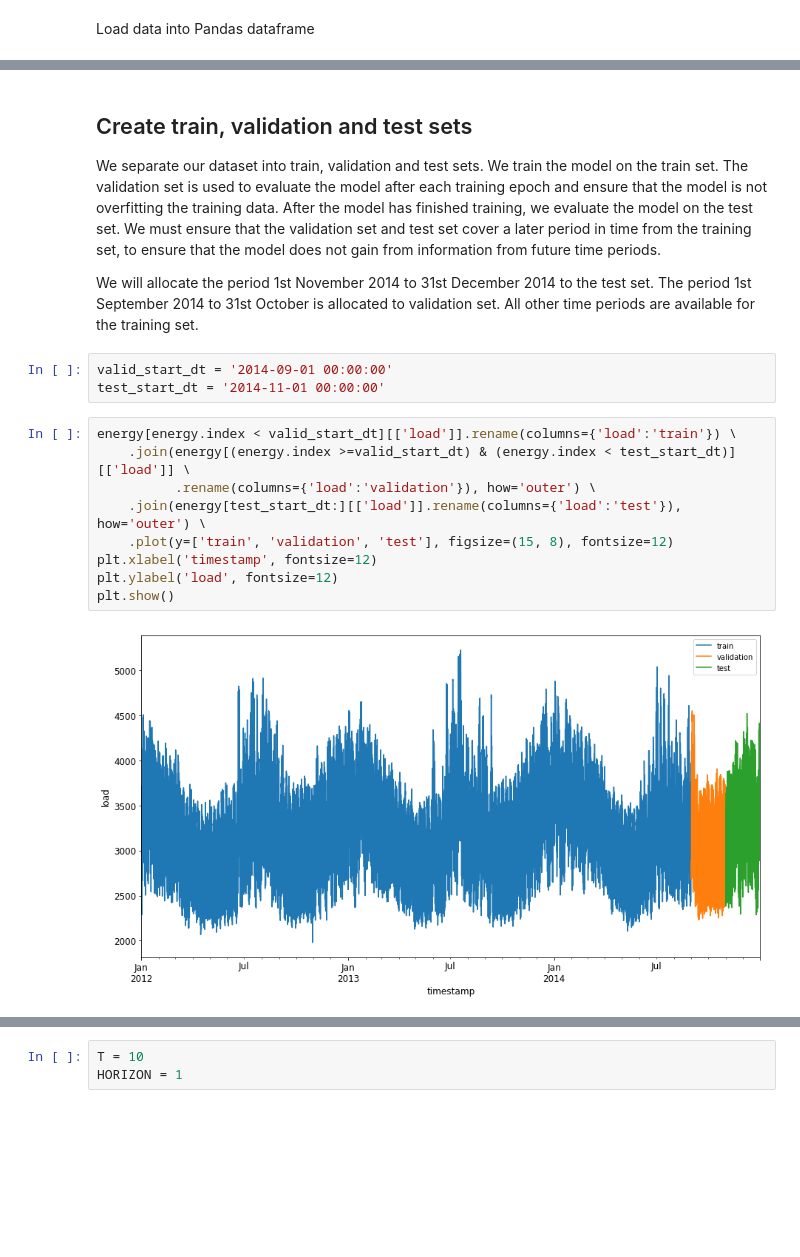
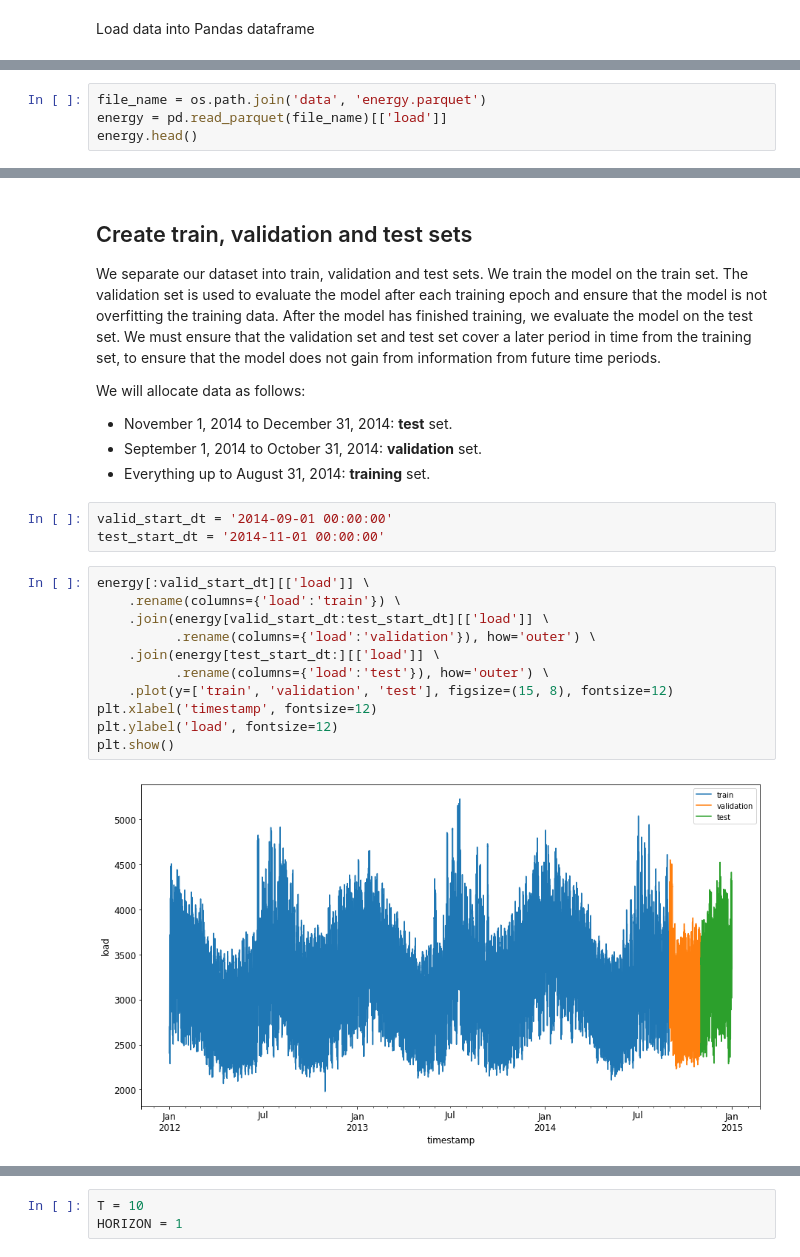
Before and after one commit to Azure/DeepLearningForTimeSeriesForecasting, a Jupyter notebook: 1_CNN_dilated.ipynb, the cells around one changed output, grey strips where cells are left out. Drawn from its saved outputs; the diff is of its cells as text; blank space fills up the shorter version.

```diff
--- a/1_CNN_dilated.ipynb
+++ b/1_CNN_dilated.ipynb
@@ -42,0 +33,4 @@ energy.head()
+# %%
+file_name = os.path.join('data', 'energy.parquet')
+energy = pd.read_parquet(file_name)[['load']]
+energy.head()
@@ -45,21 +46,26 @@ energy.head()
 
 We separate our dataset into train, validation and test sets. We train the model on the train set. The validation set is used to evaluate the model after each training epoch and ensure that the model is not overfitting the training data. After the model has finished training, we evaluate the model on the test set. We must ensure that the validation set and test set cover a later period in time from the training set, to ensure that the model does not gain from information from future time periods.
 
-We will allocate the period 1st November 2014 to 31st December 2014 to the test set. The period 1st September 2014 to 31st October is allocated to validation set. All other time periods are available for the training set.
+We will allocate data as follows:
+* November 1, 2014 to December 31, 2014:  **test** set.
+* September 1, 2014 to October 31, 2014:  **validation** set.
+* Everything up to August 31, 2014: **training** set.
 # %%
 valid_start_dt = '2014-09-01 00:00:00'
 test_start_dt = '2014-11-01 00:00:00'
 # %%
-energy[energy.index < valid_start_dt][['load']].rename(columns={'load':'train'}) \
-    .join(energy[(energy.index >=valid_start_dt) & (energy.index < test_start_dt)][['load']] \
+energy[:valid_start_dt][['load']] \
+    .rename(columns={'load':'train'}) \
+    .join(energy[valid_start_dt:test_start_dt][['load']] \
           .rename(columns={'load':'validation'}), how='outer') \
-    .join(energy[test_start_dt:][['load']].rename(columns={'load':'test'}), how='outer') \
+    .join(energy[test_start_dt:][['load']] \
+          .rename(columns={'load':'test'}), how='outer') \
     .plot(y=['train', 'validation', 'test'], figsize=(15, 8), fontsize=12)
 plt.xlabel('timestamp', fontsize=12)
 plt.ylabel('load', fontsize=12)
 plt.show()
 # %% [output]
-[figure, old version]
+[figure, new version]
 # %% [markdown]
 ## Data preparation - training set
 
```
Also changed, not shown: parts of 38 cells of this notebook.
